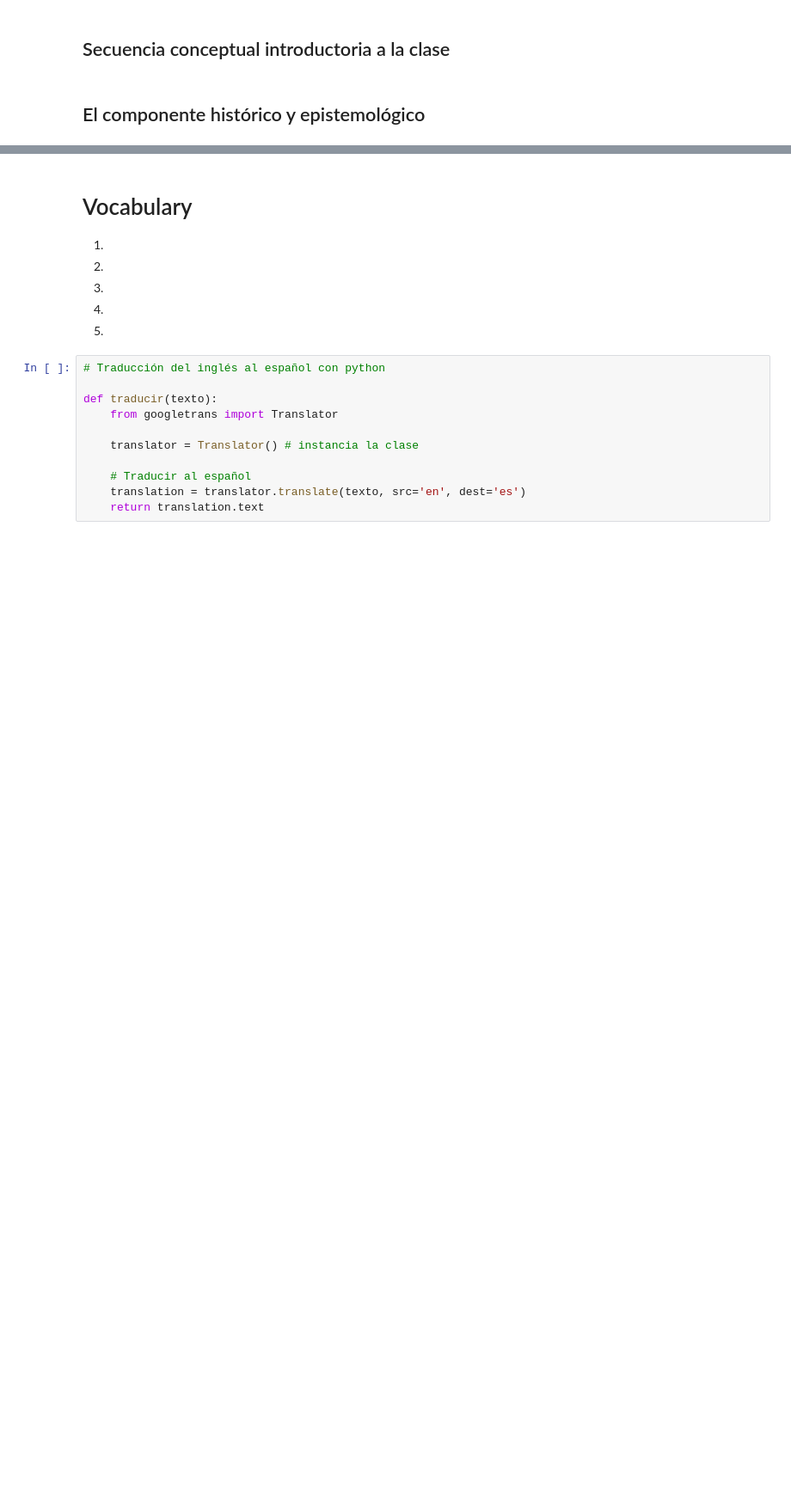
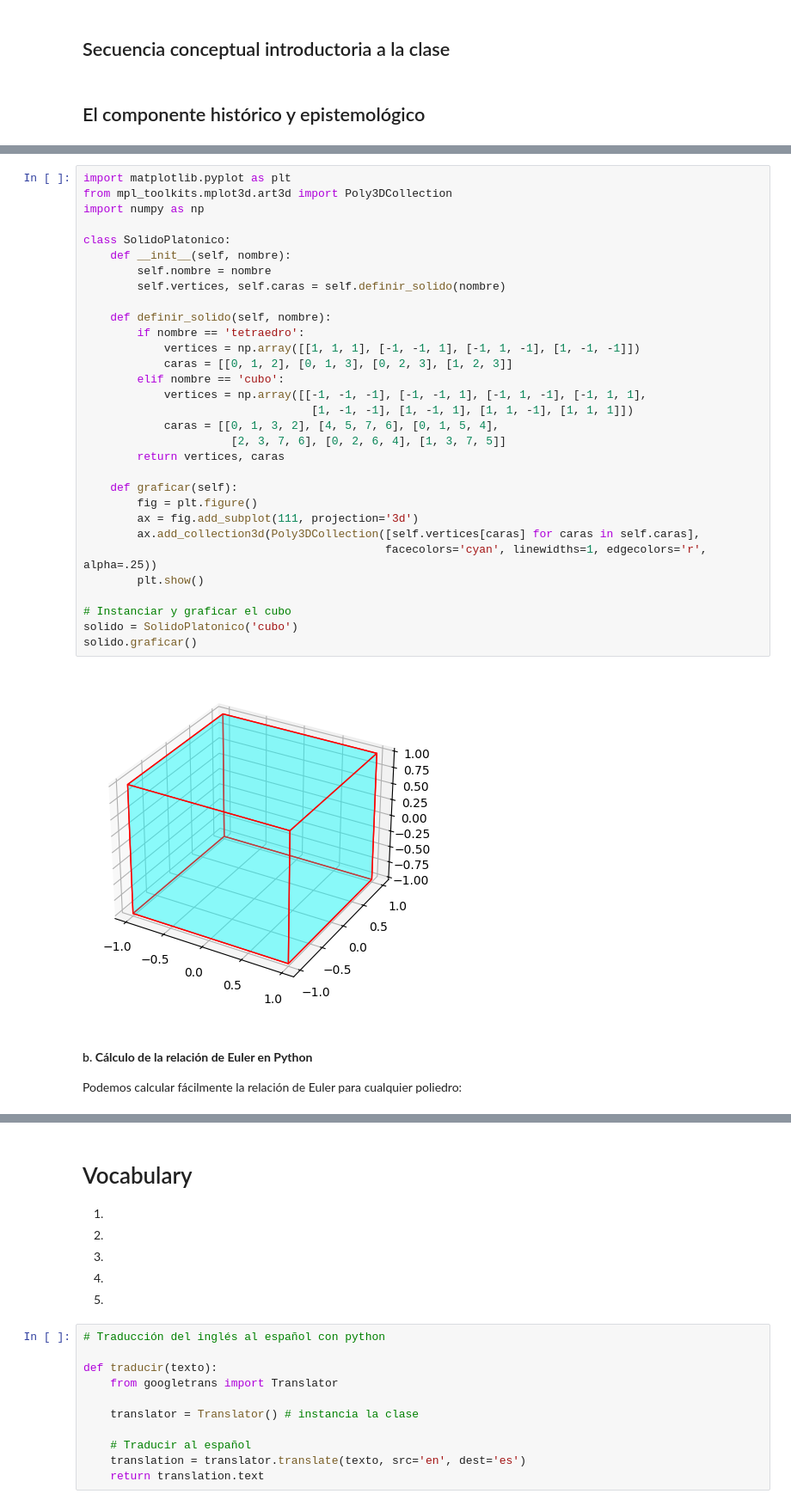
Before and after one commit to marco-canas/desarrollo_pensamiento_matematico_infancia, a Jupyter notebook: clases_2024_2/2_desarrollo_pensamiento_matematico_infancia_grado_2/3_tercer_objetivode_aprendizaje/1_solidos_platónicos/1_descripcion_de_los_solidos_platonicos.ipynb, the cells around one changed output, grey strips where cells are left out. Shown at 86% size. Drawn from its saved outputs; the diff is of its cells as text; blank space fills up the shorter version.

```diff
--- a/clases_2024_2/2_desarrollo_pensamiento_matematico_infancia_grado_2/3_tercer_objetivode_aprendizaje/1_solidos_platónicos/1_descripcion_de_los_solidos_platonicos.ipynb
+++ b/clases_2024_2/2_desarrollo_pensamiento_matematico_infancia_grado_2/3_tercer_objetivode_aprendizaje/1_solidos_platónicos/1_descripcion_de_los_solidos_platonicos.ipynb
@@ -324,0 +286,37 @@ print(f"Relación de Euler para el cubo: {calcular_euler(solido.vertices, solido
+# %%
+import matplotlib.pyplot as plt
+from mpl_toolkits.mplot3d.art3d import Poly3DCollection
+import numpy as np
+
+class SolidoPlatonico:
+    def __init__(self, nombre):
+        self.nombre = nombre
+        self.vertices, self.caras = self.definir_solido(nombre)
+
+    def definir_solido(self, nombre):
+        if nombre == 'tetraedro':
+            vertices = np.array([[1, 1, 1], [-1, -1, 1], [-1, 1, -1], [1, -1, -1]])
+            caras = [[0, 1, 2], [0, 1, 3], [0, 2, 3], [1, 2, 3]]
+        elif nombre == 'cubo':
+            vertices = np.array([[-1, -1, -1], [-1, -1, 1], [-1, 1, -1], [-1, 1, 1],
+                                  [1, -1, -1], [1, -1, 1], [1, 1, -1], [1, 1, 1]])
+            caras = [[0, 1, 3, 2], [4, 5, 7, 6], [0, 1, 5, 4],
+                      [2, 3, 7, 6], [0, 2, 6, 4], [1, 3, 7, 5]]
+        return vertices, caras
+
+    def graficar(self):
+        fig = plt.figure()
+        ax = fig.add_subplot(111, projection='3d')
+        ax.add_collection3d(Poly3DCollection([self.vertices[caras] for caras in self.caras],
+                                             facecolors='cyan', linewidths=1, edgecolors='r', alpha=.25))
+        plt.show()
+
+# Instanciar y graficar el cubo
+solido = SolidoPlatonico('cubo')
+solido.graficar()
+# %% [output]
+[figure, added]
+# %% [markdown]
+
+#### b. **Cálculo de la relación de Euler en Python**
+Podemos calcular fácilmente la relación de Euler para cualquier poliedro:
```
Also changed, not shown: parts of 29 cells of this notebook.
